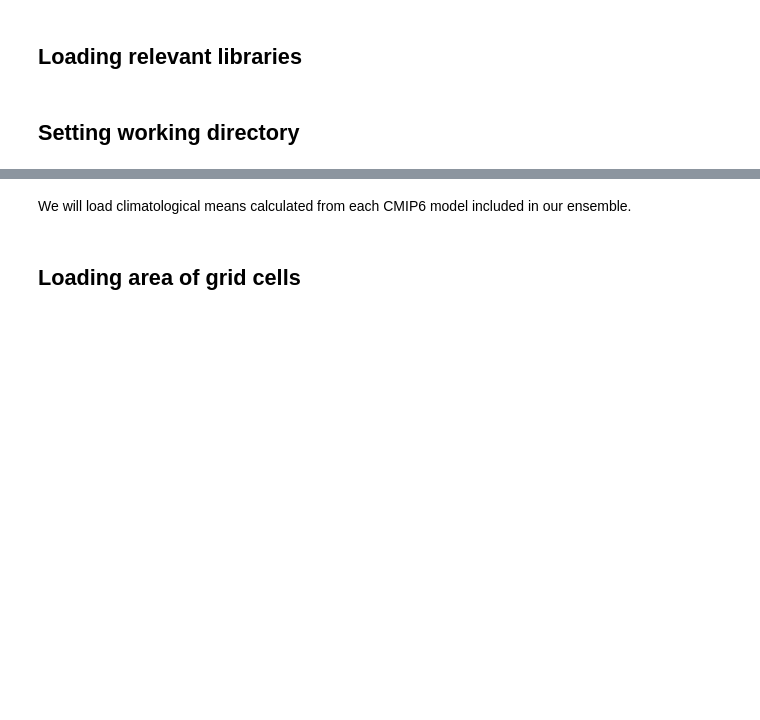
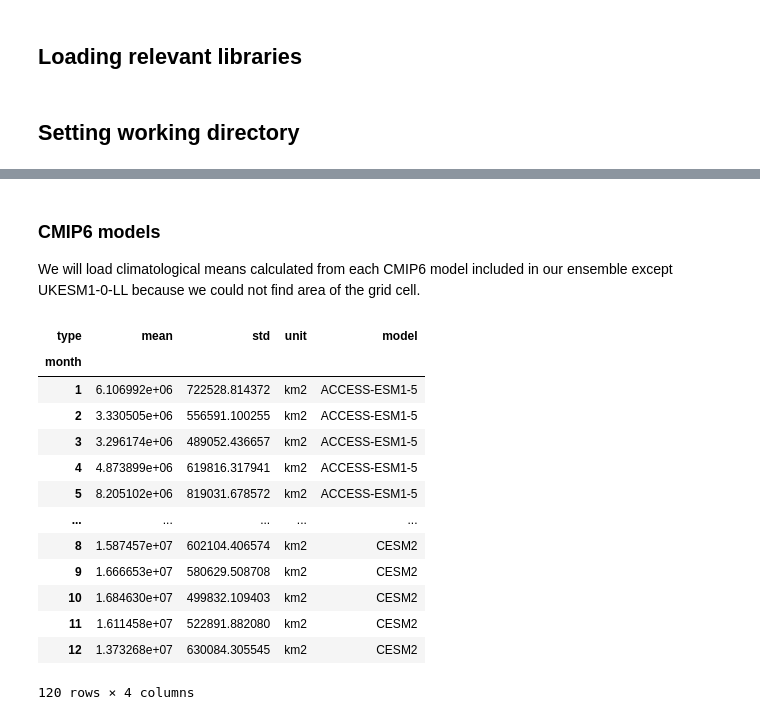
Before and after one commit to Fish-MIP/SOMEME, a Jupyter notebook: scripts/Comparing_sea-ice-extent_obs_models.ipynb, the cells around one changed output, grey strips where cells are left out. Saved outputs shown, nothing was run; the diff lists cells and outputs as text; code cells hidden in the pictures; blank space fills up the shorter version.

```diff
--- a/scripts/Comparing_sea-ice-extent_obs_models.ipynb
+++ b/scripts/Comparing_sea-ice-extent_obs_models.ipynb
@@ -57,28 +79,74 @@ gfdl_sie_month_mean.plot(x = 'month',y = 'mean')
 # %% [markdown]
-We will load climatological means calculated from each CMIP6 model included in our ensemble.
+### CMIP6 models
+We will load climatological means calculated from each CMIP6 model included in our ensemble except UKESM1-0-LL because we could not find area of the grid cell.
 # %%
 #Getting list of all models available in folder
-cmip_files = glob('data/CMIP6/climatologies/*monthly*')
+cmip_files = glob('data/CMIP6/clean_CMIP6/*.nc')
+cmip_files = [f for f in cmip_files if 'UKESM' not in f]
+#List area of grid cell files from ESGF
+cmip_area = glob('data/CMIP6/*areacello*')
 
 #Initiliasing empty list to store results
 cmip_ds = []
 
 #Loop through each file
 for f in cmip_files:
+    #Load sea ice data
+    ice_ds = xr.open_dataarray(f)
+    #If "type" dimension exists remove it
+    if 'type' in ice_ds.coords:
+        ice_ds = ice_ds.drop_vars('type')
     #Get name of model to add as dimension
-    model = re.findall('SImon_(.*)_hist', os.path.basename(f))
-    #load data array
-    da = xr.open_dataarray(f)
-    #If "type" dimension exists remove it
-    if 'type' in da.coords:
-        da = da.drop_vars('type')
-    #Adding model name and store in empty list
-    cmip_ds.append(da.expand_dims({'mod': model}))
+    [model] = re.findall('SImon_(.*)_hist', os.path.basename(f))
+    #Identify area file for model
+    [area_file] = [f for f in cmip_area if f'{model}.' in f]
+    #Load area file
+    area_ds = xr.open_dataarray(area_file)
+    #If area is in m2, transform to km2
+    if area_ds.attrs['units'] == 'm2':
+        area_ds = area_ds*1e-6
+    #Identify grid cells with concentration of 15% or more
+    mask_sie = xr.where(ice_ds >= 15, 1, np.nan)
+    #Mask sea ice area
+    cmip_sie = mask_sie*area_ds
+    #Calculate sea ice extent
+    cmip_sie = cmip_sie.sum(('x', 'y'))
 
-#Create a single data array with all CMIP6 models
-cmip_ds = xr.concat(cmip_ds, dim = 'mod')
+    #Calculate mean and standard deviation
+    month_mean = cmip_sie.groupby('time.month').mean().expand_dims({'type': ['mean']})
+    month_std = cmip_sie.groupby('time.month').std().expand_dims({'type': ['std']})
 
-#Save regional ensemble data
-cmip_ds.to_netcdf('data/CMIP6/climatologies/clim_months_all_models.nc')
+    #Store in a single data frame
+    cmip6_sie_month = xr.concat([month_mean, month_std],
+                               dim = 'type').to_pandas().transpose()
+
+    #Adding units and CMIP6 model
+    cmip6_sie_month['unit'] = 'km2'
+    cmip6_sie_month['model'] = model
+
+    #Storing in empty list
+    cmip_ds.append(cmip6_sie_month)
+
+#Transform into a single data frame
+cmip_ds = pd.concat(cmip_ds)
+
+#Save outputs
+cmip_ds.to_csv('data/CMIP6/sea_ice_extent_ts/cmip6_sie_monthly.csv')
+
+#Check results
+cmip_ds
+# %% [output]
+| type | mean | std | unit | model |
+| month |  |  |  |  |
+| 1 | 6.106992e+06 | 722528.814372 | km2 | ACCESS-ESM1-5 |
+| 2 | 3.330505e+06 | 556591.100255 | km2 | ACCESS-ESM1-5 |
+| 3 | 3.296174e+06 | 489052.436657 | km2 | ACCESS-ESM1-5 |
+| 4 | 4.873899e+06 | 619816.317941 | km2 | ACCESS-ESM1-5 |
+| 5 | 8.205102e+06 | 819031.678572 | km2 | ACCESS-ESM1-5 |
+| ... | ... | ... | ... | ... |
+| 8 | 1.587457e+07 | 602104.406574 | km2 | CESM2 |
+| 9 | 1.666653e+07 | 580629.508708 | km2 | CESM2 |
+| 10 | 1.684630e+07 | 499832.109403 | km2 | CESM2 |
+| 11 | 1.611458e+07 | 522891.882080 | km2 | CESM2 |
+| 12 | 1.373268e+07 | 630084.305545 | km2 | CESM2 |
+120 rows × 4 columns
-# %% [markdown]
-## Loading area of grid cells
```
Also changed, not shown: parts of 9 cells of this notebook, 1 other file.
